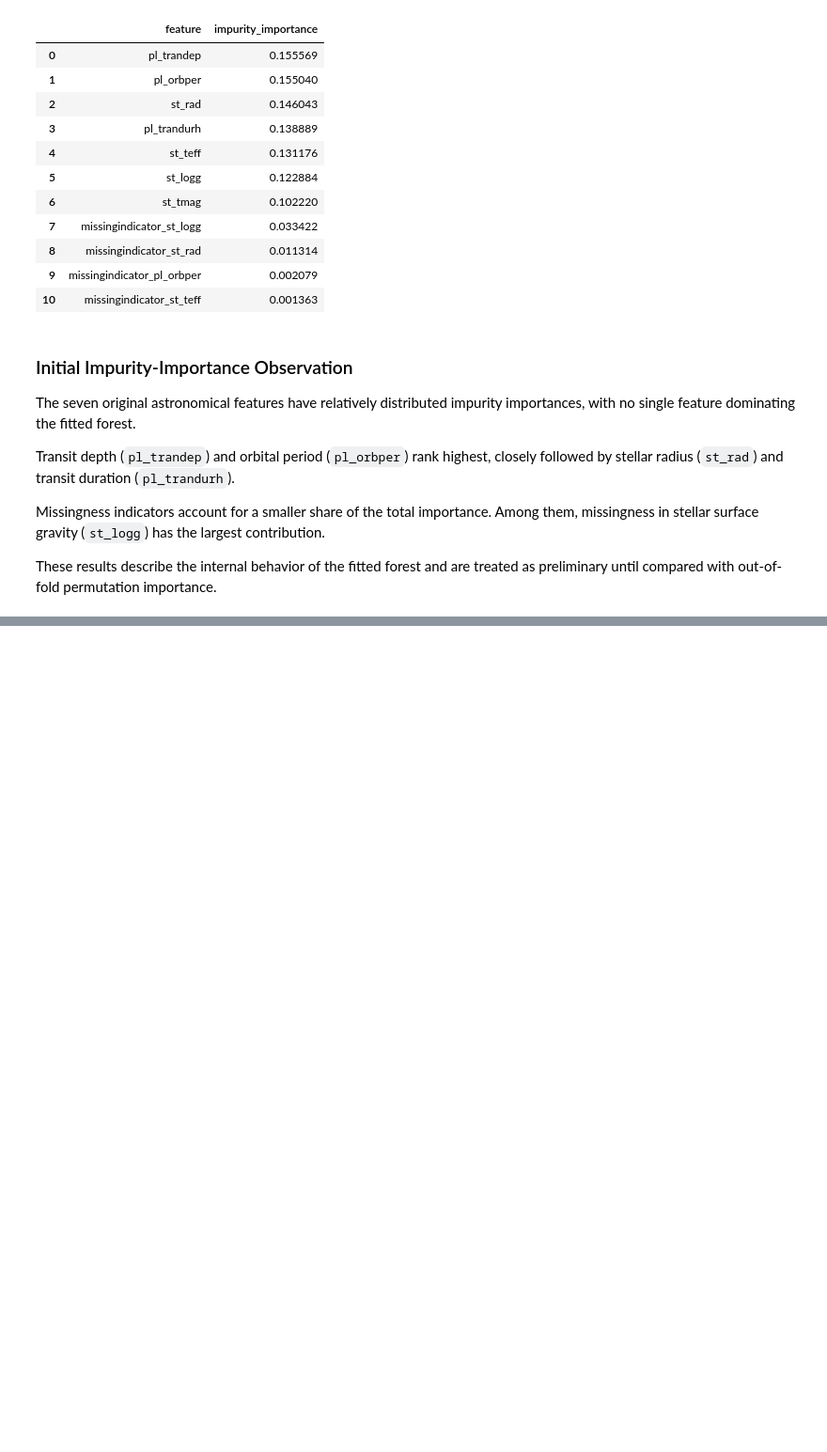
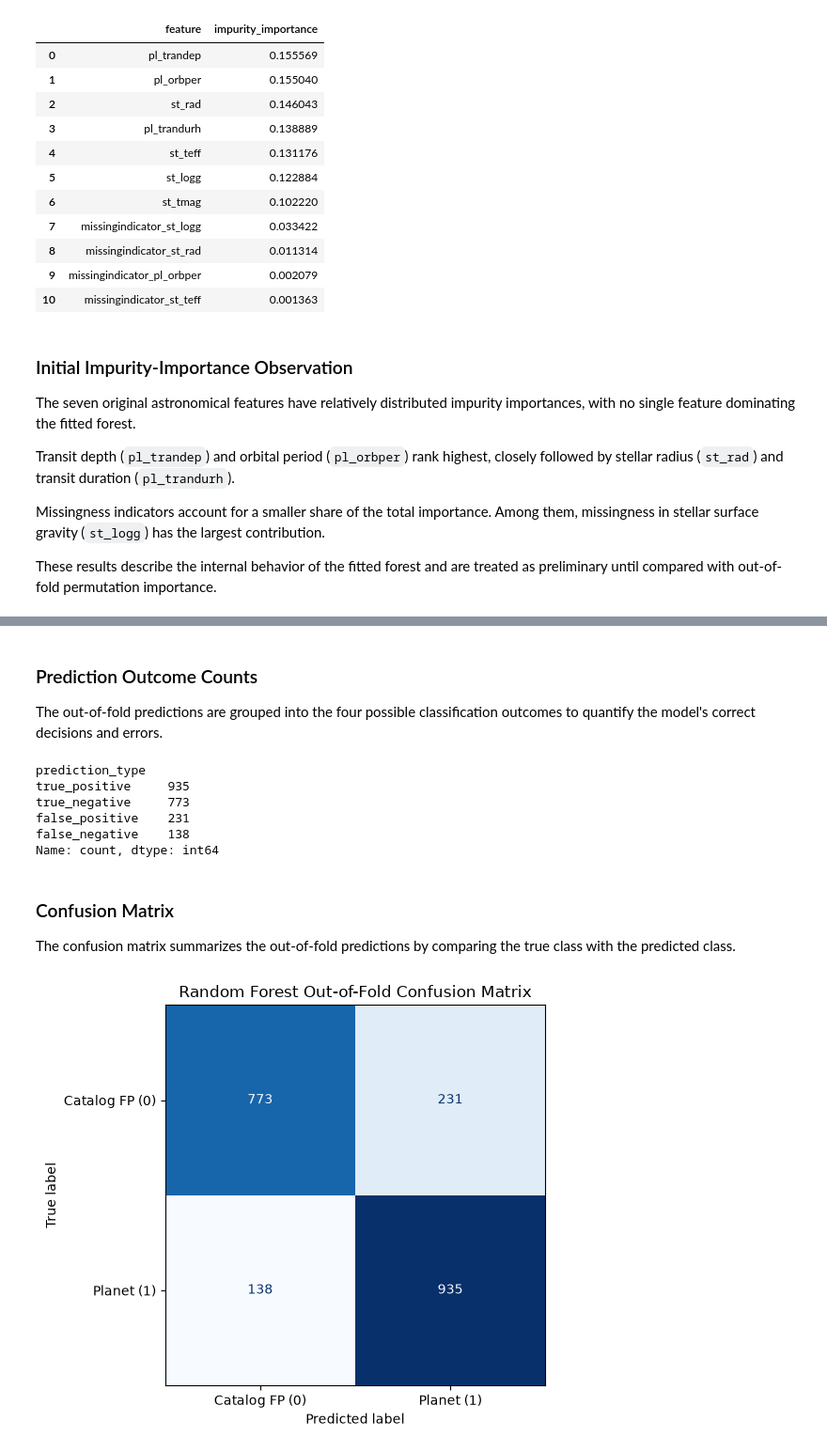
Before and after one commit to stoppo22/exoscout, a Jupyter notebook: notebooks/04_feature_and_error_analysis.ipynb, the cells around one changed output, grey strips where cells are left out. Shown at 94% size. Drawn from its saved outputs; the diff is of its cells as text; code cells hidden in the pictures; blank space fills up the shorter version.

```diff
--- a/notebooks/04_feature_and_error_analysis.ipynb
+++ b/notebooks/04_feature_and_error_analysis.ipynb
@@ -434,0 +778,70 @@ Matplotlib is building the font cache; this may take a moment.
+# %% [markdown]
+### Prediction Outcome Counts
+
+The out-of-fold predictions are grouped into the four possible classification outcomes to quantify the model's correct decisions and errors.
+# %%
+assert not (
+    error_analysis_df["prediction_type"] == "unknown"
+).any()
+
+prediction_type_counts = (
+    error_analysis_df["prediction_type"]
+    .value_counts()
+    .reindex(
+        [
+            "true_positive",
+            "true_negative",
+            "false_positive",
+            "false_negative"
+        ],
+        fill_value=0
+    )
+)
+
+prediction_type_counts
+# %% [output]
+prediction_type
+true_positive     935
+true_negative     773
+false_positive    231
+false_negative    138
+Name: count, dtype: int64
+# %% [markdown]
+### Confusion Matrix
+
+The confusion matrix summarizes the out-of-fold predictions by comparing the true class with the predicted class.
+# %%
+from sklearn.metrics import (
+    confusion_matrix,
+    ConfusionMatrixDisplay
+)
+
+confusion = confusion_matrix(
+    Y_dev,
+    oof_predictions,
+    labels=[0, 1]
+)
+
+display = ConfusionMatrixDisplay(
+    confusion_matrix=confusion,
+    display_labels=[
+        "Catalog FP (0)",
+        "Planet (1)"
+    ]
+)
+
+fig, ax = plt.subplots(figsize=(6, 5))
+
+display.plot(
+    ax=ax,
+    cmap="Blues",
+    colorbar=False,
+    values_format="d"
+)
+
+ax.set_title("Random Forest Out-of-Fold Confusion Matrix")
+
+fig.tight_layout()
+plt.show()
+# %% [output]
+[figure, added]
```
Also changed, not shown: parts of 43 cells of this notebook.
